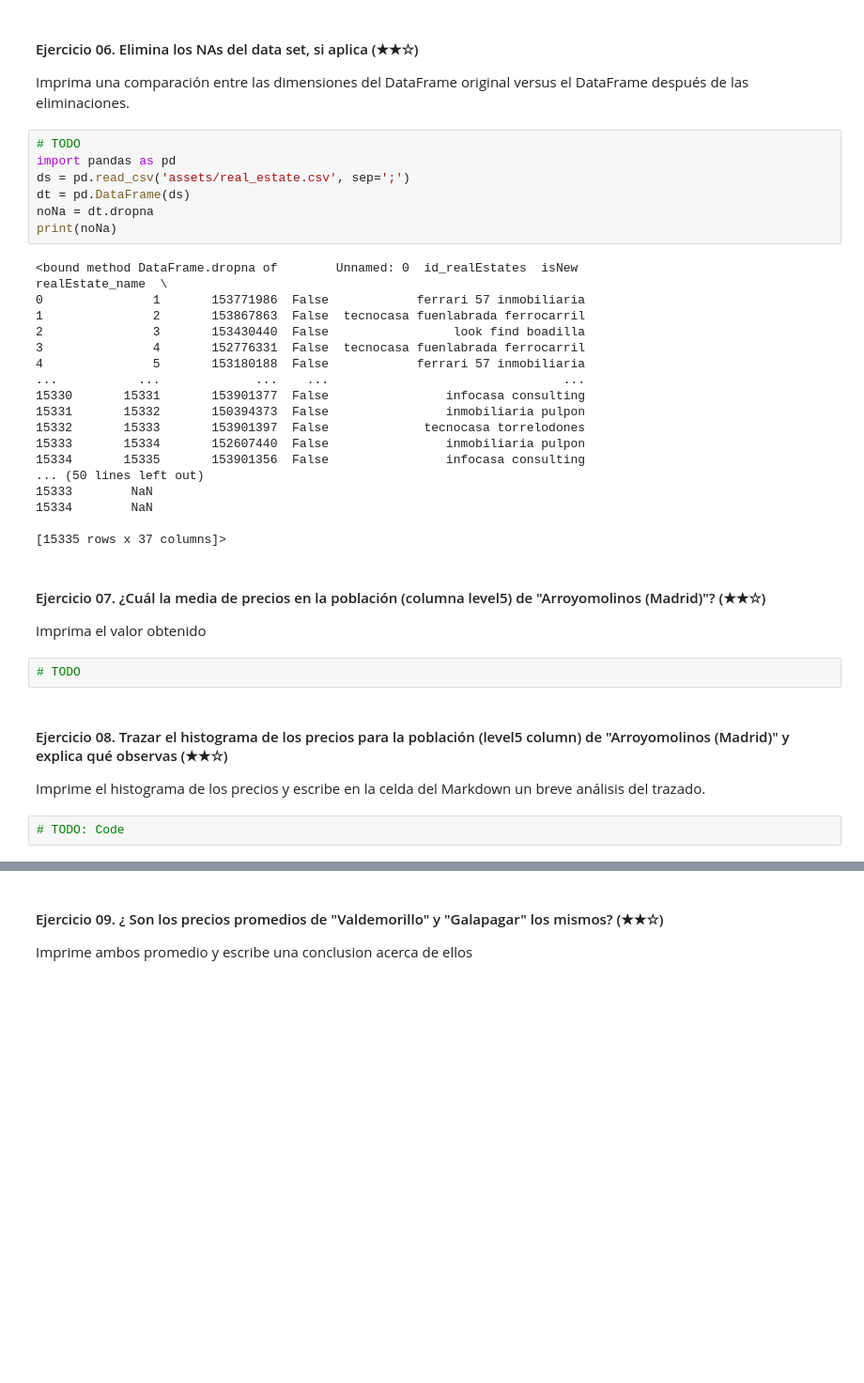
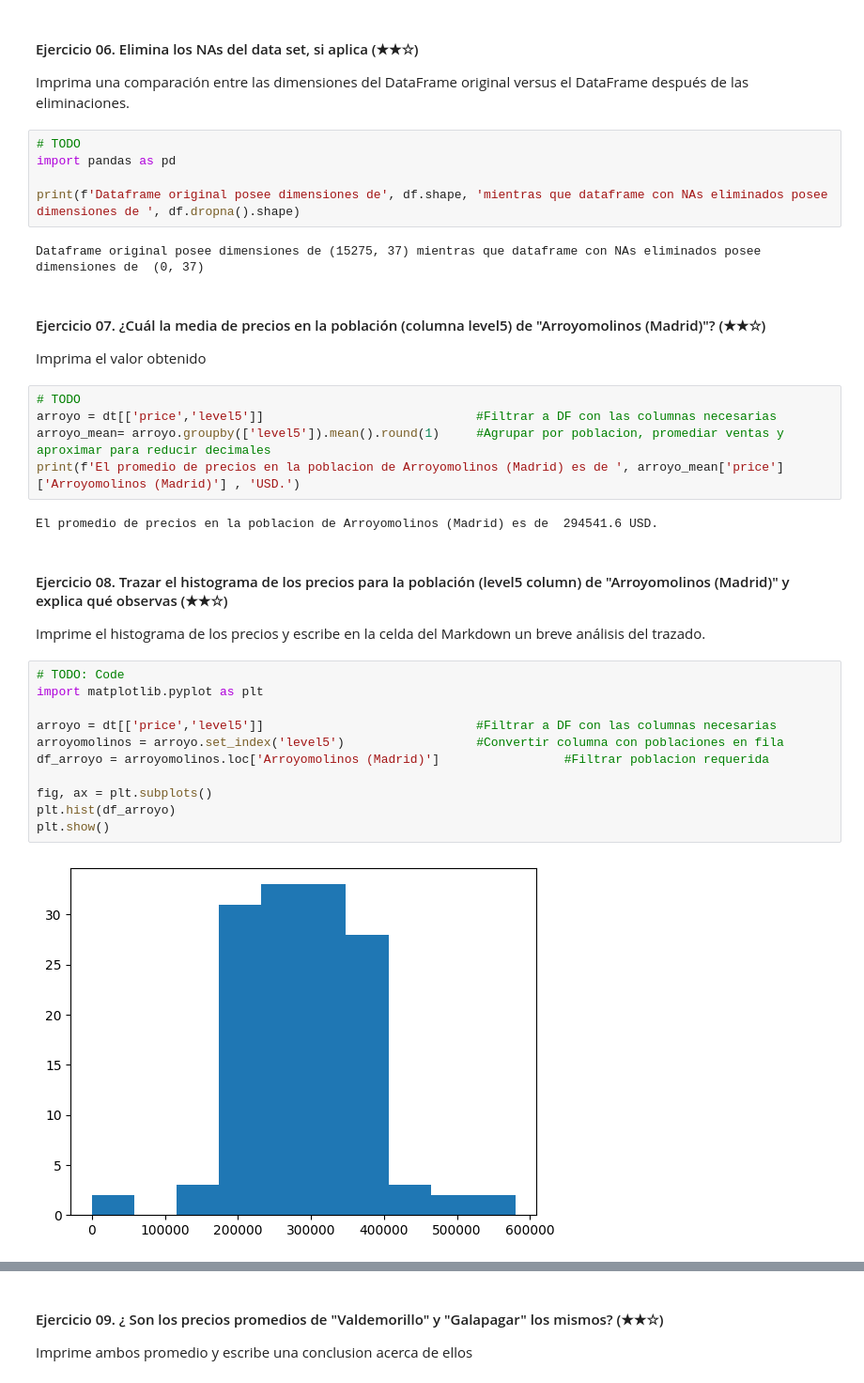
Before and after one commit to 4GeeksAcademy/realestate-datacleanup-exercise, a Jupyter notebook: project.es.ipynb, the cells around one changed output, grey strips where cells are left out. Shown at 94% size. Drawn from its saved outputs; the diff is of its cells as text; blank space fills up the shorter version.

```diff
--- a/project.es.ipynb
+++ b/project.es.ipynb
@@ -107,38 +138,36 @@ Imprima una comparación entre las dimensiones del DataFrame original versus el
 # %%
 # TODO
 import pandas as pd
-ds = pd.read_csv('assets/real_estate.csv', sep=';')
-dt = pd.DataFrame(ds)
-noNa = dt.dropna
-print(noNa)
+
+print(f'Dataframe original posee dimensiones de', df.shape, 'mientras que dataframe con NAs eliminados posee dimensiones de ', df.dropna().shape)
 # %% [output]
-<bound method DataFrame.dropna of        Unnamed: 0  id_realEstates  isNew                    realEstate_name  \
-0               1       153771986  False            ferrari 57 inmobiliaria
-1               2       153867863  False  tecnocasa fuenlabrada ferrocarril
-2               3       153430440  False                 look find boadilla
-3               4       152776331  False  tecnocasa fuenlabrada ferrocarril
-4               5       153180188  False            ferrari 57 inmobiliaria
-...           ...             ...    ...                                ...
-15330       15331       153901377  False                infocasa consulting
-15331       15332       150394373  False                inmobiliaria pulpon
-15332       15333       153901397  False             tecnocasa torrelodones
-15333       15334       152607440  False                inmobiliaria pulpon
-15334       15335       153901356  False                infocasa consulting
-... (50 lines left out)
-15333        NaN
-15334        NaN
-
-[15335 rows x 37 columns]>
+Dataframe original posee dimensiones de (15275, 37) mientras que dataframe con NAs eliminados posee dimensiones de  (0, 37)
 # %% [markdown]
 #### Ejercicio 07. ¿Cuál la media de precios en la población (columna level5) de "Arroyomolinos (Madrid)"? (★★☆)
 
 Imprima el valor obtenido
 # %%
 # TODO
+arroyo = dt[['price','level5']]                             #Filtrar a DF con las columnas necesarias
+arroyo_mean= arroyo.groupby(['level5']).mean().round(1)     #Agrupar por poblacion, promediar ventas y aproximar para reducir decimales
+print(f'El promedio de precios en la poblacion de Arroyomolinos (Madrid) es de ', arroyo_mean['price']['Arroyomolinos (Madrid)'] , 'USD.')
+# %% [output]
+El promedio de precios en la poblacion de Arroyomolinos (Madrid) es de  294541.6 USD.
 # %% [markdown]
 #### Ejercicio 08. Trazar el histograma de los precios para la población (level5 column) de "Arroyomolinos (Madrid)" y explica qué observas (★★☆)
 
 Imprime el histograma de los precios y escribe en la celda del Markdown un breve análisis del trazado.
 # %%
 # TODO: Code
+import matplotlib.pyplot as plt
+
+arroyo = dt[['price','level5']]                             #Filtrar a DF con las columnas necesarias
+arroyomolinos = arroyo.set_index('level5')                  #Convertir columna con poblaciones en fila
+df_arroyo = arroyomolinos.loc['Arroyomolinos (Madrid)']                 #Filtrar poblacion requerida
+
+fig, ax = plt.subplots()
+plt.hist(df_arroyo)
+plt.show()
+# %% [output]
+[figure, added]
 # %% [markdown]
```
Also changed, not shown: parts of 8 cells of this notebook, 1 other file.
